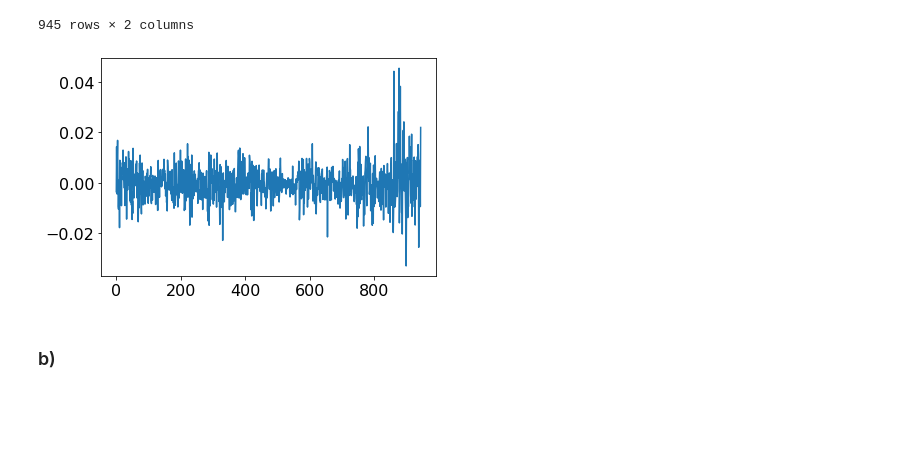
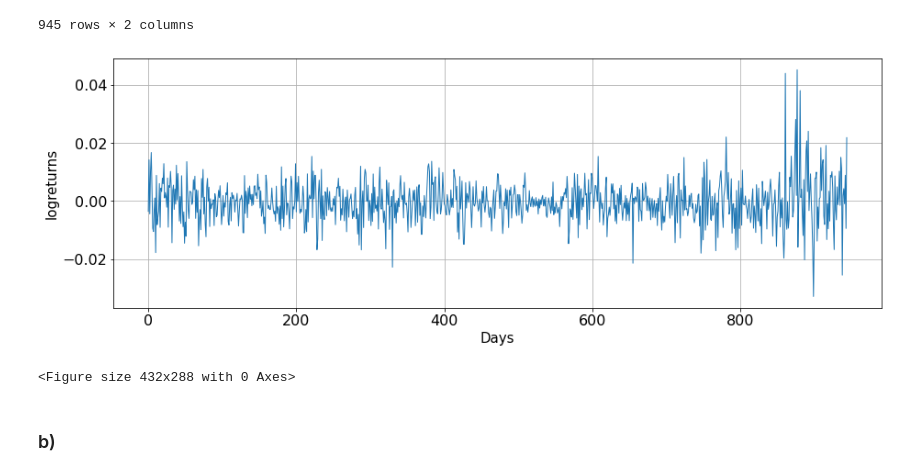
Before and after one commit to siemfenne/timeseriesmodels-vu, a Jupyter notebook: part2.ipynb, the cells around one changed output. Drawn from its saved outputs; the diff is of its cells as text; code cells hidden in the pictures; blank space fills up the shorter version.

```diff
--- a/part2.ipynb
+++ b/part2.ipynb
@@ -49,11 +50,17 @@ Name: returns, dtype: float64
 | 943 | -0.945963 | -0.009460 |
 | 944 | 2.188406 | 0.021884 |
 945 rows × 2 columns
-# %%
-plt.plot(df['returns'])
-plt.show()
-# %% [output]
-[figure, removed]
+# %%
+plt.figure(figsize=(15,5))
+plt.plot(df['returns'], linewidth= 1)
+plt.grid()
+plt.xlabel('Days', fontsize = 15)
+plt.ylabel('logreturns', fontsize = 15)
+plt.show()
+plt.savefig(figure_path + 'fig2.1.png')
+# %% [output]
+[figure, added]
+<Figure size 432x288 with 0 Axes>
 # %% [markdown]
 ### b)
 # %%
```
Also changed, not shown: parts of 7 cells of this notebook, 1 other file.
